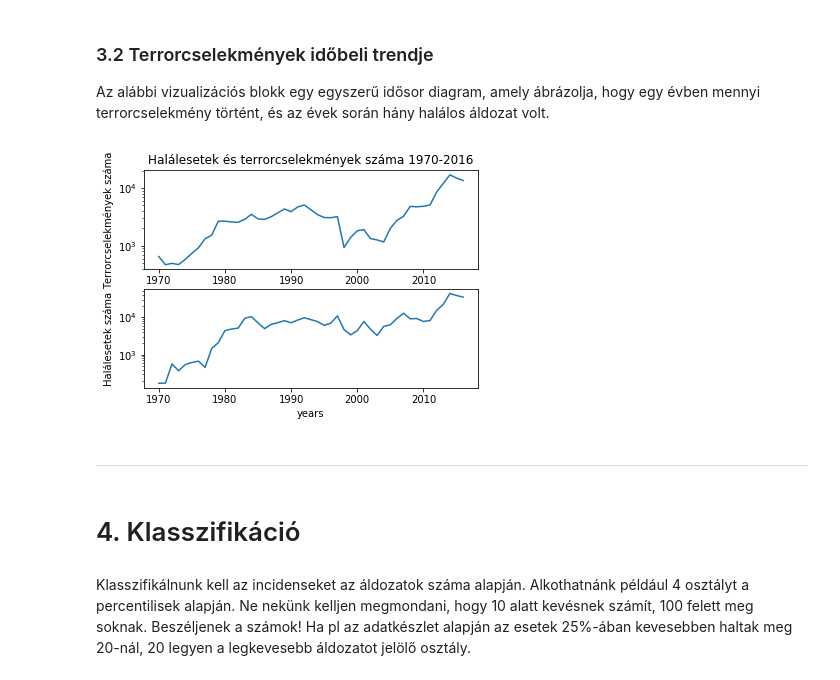
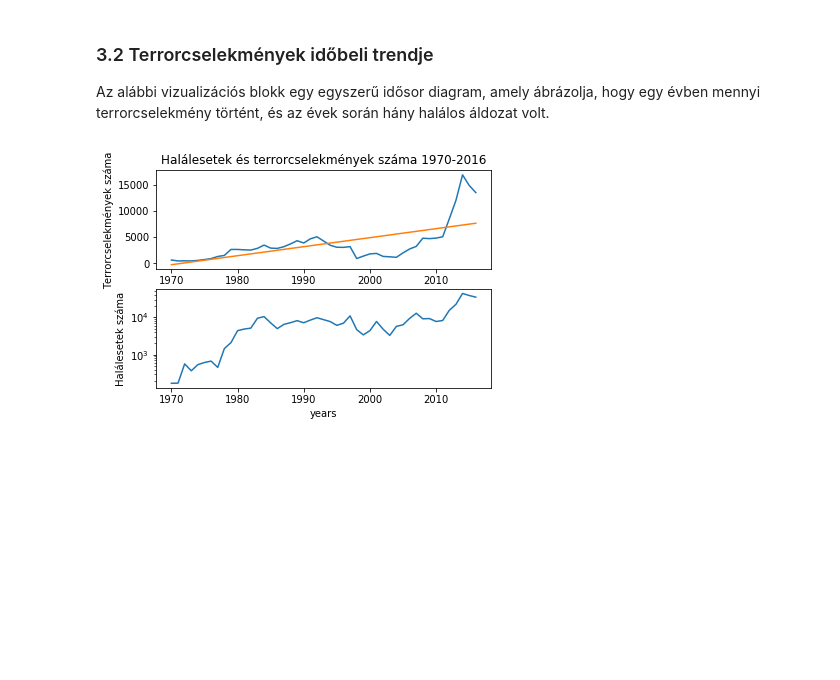
Before and after one commit to horver/big-data-hf, a Jupyter notebook: GTD2-HF.ipynb, the cells around one changed output. Saved outputs shown, nothing was run; the diff lists cells and outputs as text; code cells hidden in the pictures; blank space fills up the shorter version.

```diff
--- a/GTD2-HF.ipynb
+++ b/GTD2-HF.ipynb
@@ -189,28 +227,28 @@ export(tf.shade(agg, cmap = hot, how='eq_hist'), "gtd_on_map")
 ### 3.2 Terrorcselekmények időbeli trendje
 Az alábbi vizualizációs blokk egy egyszerű idősor diagram, amely ábrázolja, hogy egy évben mennyi terrorcselekmény történt, és az évek során hány halálos áldozat volt.
 # %%
-import matplotlib.pyplot as plt
+from math import log10
+from matplotlib import pyplot as plt
+import numpy as np
+
+lg_counts = df_years['count'].apply(log10)
+m, b = np.polyfit(df_years['year'], df_years['count'], 1)
 
 fig = plt.figure()
 
 pl1 = fig.add_subplot(211)
 pl1.set_ylabel('Terrorcselekmények száma')
 pl1.set_title('Halálesetek és terrorcselekmények száma 1970-2016')
-plt.yscale('log')
+plt.yscale('linear')
 pl1.plot(df_years['year'], df_years['count'])
+pl1.plot(df_years['year'], m*df_years['year']+b, '-')
 
 pl2= fig.add_subplot(212)
 pl2.set_ylabel('Halálesetek száma')
 pl2.set_xlabel('years')
 plt.yscale('log')
 pl2.plot(df_years_kill['year'], df_years_kill['killed'])
 
 plt.show()
 # %% [output]
-[figure, old version]
+[figure, new version]
-# %% [markdown]
----
-# %% [markdown]
-# 4. Klasszifikáció
-# %% [markdown]
-Klasszifikálnunk kell az incidenseket az áldozatok száma alapján. Alkothatnánk például 4 osztályt a percentilisek alapján. Ne nekünk kelljen megmondani, hogy 10 alatt kevésnek számít, 100 felett meg soknak. Beszéljenek a számok! Ha pl az adatkészlet alapján az esetek 25%-ában kevesebben haltak meg 20-nál, 20 legyen a legkevesebb áldozatot jelölő osztály.
```
Also changed, not shown: parts of 17 cells of this notebook.
